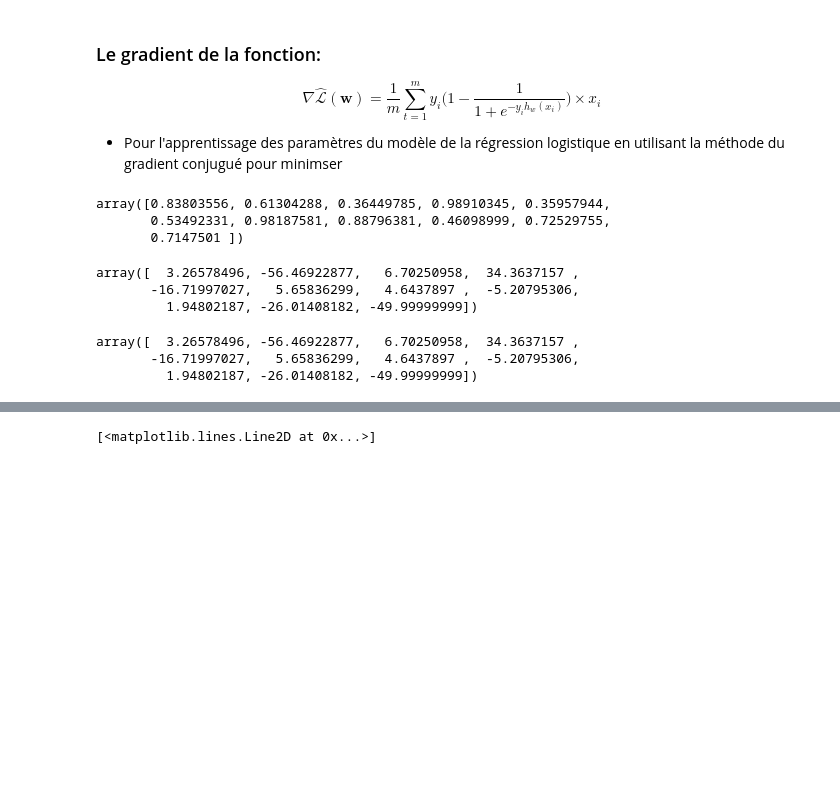
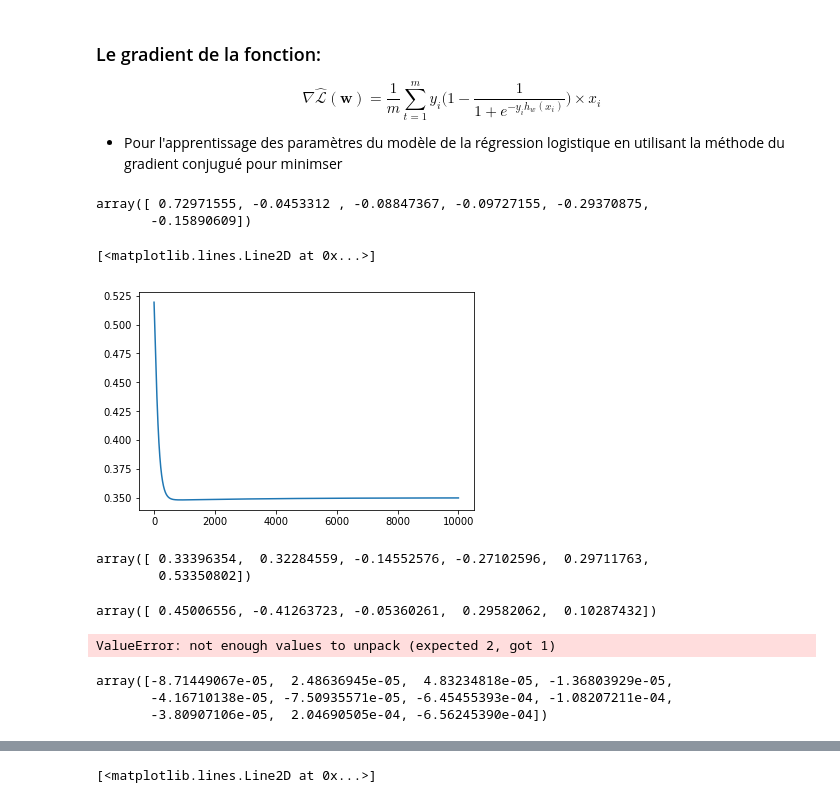
Before and after one commit to YPadawan/ML_fundamentals, a Jupyter notebook: notebooks/Logistic regression.ipynb, the cells around one changed output, grey strips where cells are left out. Cells and saved outputs as stored; diff of their text form; code cells hidden in the pictures; blank space fills up the shorter version.

```diff
--- a/notebooks/Logistic regression.ipynb
+++ b/notebooks/Logistic regression.ipynb
@@ -11,7 +11,7 @@ import logistic_regression as lg
 import optimizers as opt
 # %%
 from sklearn.datasets import make_classification
-X, y = make_classification(n_samples=100, n_features=10)
+X, y = make_classification(n_samples=10, n_features=5)
 # %%
 w = np.random.random(X.shape[1]+1)
 # %%
@@ -43,0 +44,10 @@ $$ \hat{\mathcal{L}}(\textbf{w}) = \frac{1}{m}\sum_{t=1}^{m}\ln{(1 + e^{-yh_w(x_
+# %%
+def sigmoid(x):
+    return 1 / (1 + np.exp(-x))
+
+def log_surr_loss(w, X, y):
+    # Computing the dot product
+    n, d = X.shape
+    ps = np.dot(X, w[1:]) + w[0]
+    total = sigmoid(y*ps).sum() / n
+    return total
@@ -47,9 +61,47 @@ $$ \hat{\mathcal{L}}(\textbf{w}) = \frac{1}{m}\sum_{t=1}^{m}\ln{(1 + e^{-yh_w(x_
 $$ \nabla \hat{\mathcal{L}}(\textbf{w}) = \frac{1}{m}\sum_{t=1}^{m}y_i \Big(1 - \frac{1}{1 + e^{-y_ih_w(x_i)}}\Big) \times x_i $$
 
 - Pour l'apprentissage des paramètres du modèle de la régression logistique en utilisant la méthode du gradient conjugué  pour minimser
-# %%
-w
-# %% [output]
-array([0.83803556, 0.61304288, 0.36449785, 0.98910345, 0.35957944,
-       0.53492331, 0.98187581, 0.88796381, 0.46098999, 0.72529755,
-       0.7147501 ])
+# %%
+def gradient_log_s_loss(w, X, y):
+    # defining dim variables
+    n, d = X.shape
+
+    # initiating g: gradient vector
+    g = np.zeros(d+1)
+
+    # Computing dot product
+    ps = np.dot(X, w[1:]) + w[0]
+#     print((1-sigmoid(y*ps)).shape)
+#     print(X.shape)
+#     print(np.dot(1-sigmoid(y*ps), X).shape)
+#     print(np.dot(1-sigmoid(y*ps), X).shape)
+    g[1:] = np.dot(1-sigmoid(y*ps), X)
+    g[0] = (1-(sigmoid(y*ps)) * y).sum()
+#     print(g[0])
+    g /= n
+    return g
+
+gradient_log_s_loss(w, X, y)
+# %% [output]
+array([ 0.72971555, -0.0453312 , -0.08847367, -0.09727155, -0.29370875,
+       -0.15890609])
+# %%
+w_test = w
+niter = []
+losses = []
+for i in range(10000):
+    w_test = w_test - 0.01 * gradient_log_s_loss(w_test, X, y)
+    niter.append(i)
+    losses.append(log_surr_loss(w_test, X, y))
+#     print(w_test)
+# %%
+import matplotlib.pyplot as plt
+plt.plot(niter, losses)
+# %% [output]
+[<matplotlib.lines.Line2D at 0x...>]
+[figure, added]
+# %%
+np.gradient(w)
+# %% [output]
+array([ 0.33396354,  0.32284559, -0.14552576, -0.27102596,  0.29711763,
+        0.53350802])
@@ -56,19 +133,21 @@ array([0.83803556, 0.61304288, 0.36449785, 0.98910345, 0.35957944,
+# %%
+gradient(w, X, y)
+# %% [output]
+array([ 0.45006556, -0.41263723, -0.05360261,  0.29582062,  0.10287432])
 # %%
 w0 = 2
 # w = np.random.random(d)
 lg.gradient_logistic_surrogate_loss(X, y, w)
 # %% [output]
-array([  3.26578496, -56.46922877,   6.70250958,  34.3637157 ,
-       -16.71997027,   5.65836299,   4.6437897 ,  -5.20795306,
-         1.94802187, -26.01408182, -49.99999999])
+ValueError: not enough values to unpack (expected 2, got 1)
 # %%
 w0 = 2
 # w = np.random.random(d)
 lg.gradient_logistic_surrogate_loss(X, y, w)
 # %% [output]
-array([  3.26578496, -56.46922877,   6.70250958,  34.3637157 ,
-       -16.71997027,   5.65836299,   4.6437897 ,  -5.20795306,
-         1.94802187, -26.01408182, -49.99999999])
+array([-8.71449067e-05,  2.48636945e-05,  4.83234818e-05, -1.36803929e-05,
+       -4.16710138e-05, -7.50935571e-05, -6.45455393e-04, -1.08207211e-04,
+       -3.80907106e-05,  2.04690505e-04, -6.56245390e-04])
 # %%
 w = np.random.random(X.shape[1]+1)
 Lold = lg.logistic_surrogate_loss(X, y, w)
```
Also changed, not shown: parts of 11 cells of this notebook, 4 other files.
